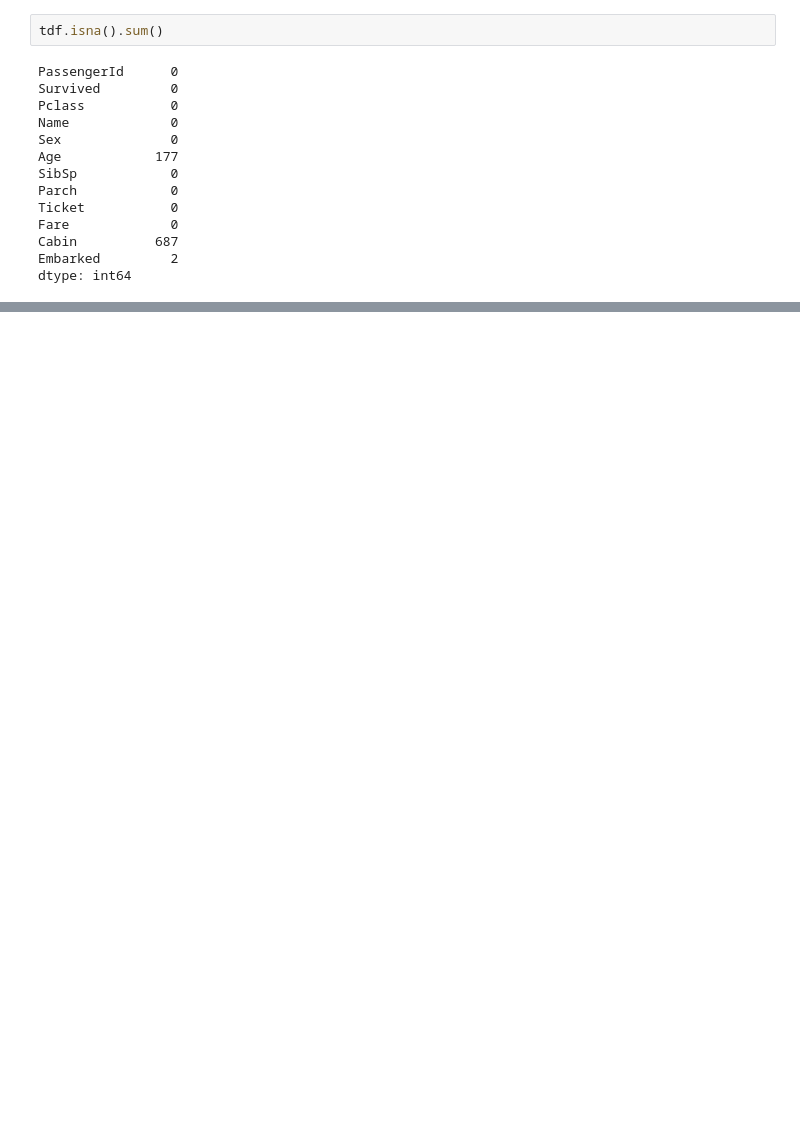
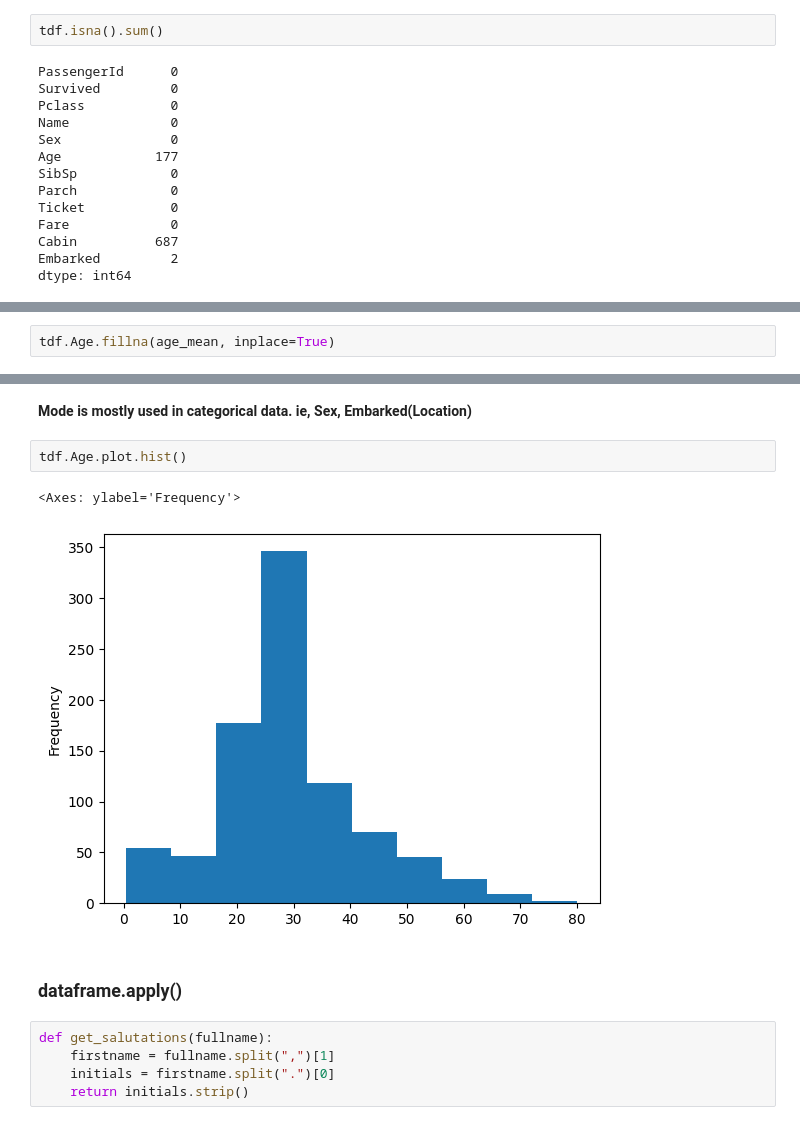
Before and after one commit to KondaSamyam/Vrit-DataScience, a Jupyter notebook: Pandas/Data-Manipulation.ipynb, the cells around one changed output, grey strips where cells are left out. Saved outputs shown, nothing was run; the diff lists cells and outputs as text; blank space fills up the shorter version.

```diff
--- a/Pandas/Data-Manipulation.ipynb
+++ b/Pandas/Data-Manipulation.ipynb
@@ -205,0 +218,2 @@ dtype: int64
+# %%
+tdf.Age.fillna(age_mean, inplace=True)
@@ -205,0 +236,14 @@ dtype: int64
+# %% [markdown]
+**Mode is mostly used in categorical data. ie, Sex, Embarked(Location)**
+# %%
+tdf.Age.plot.hist()
+# %% [output]
+<Axes: ylabel='Frequency'>
+[figure, added]
+# %% [markdown]
+### dataframe.apply()
+# %%
+def get_salutations(fullname):
+    firstname = fullname.split(",")[1]
+    initials = firstname.split(".")[0]
+    return initials.strip()
```
Also changed, not shown: parts of 18 cells of this notebook, 25 other files.
